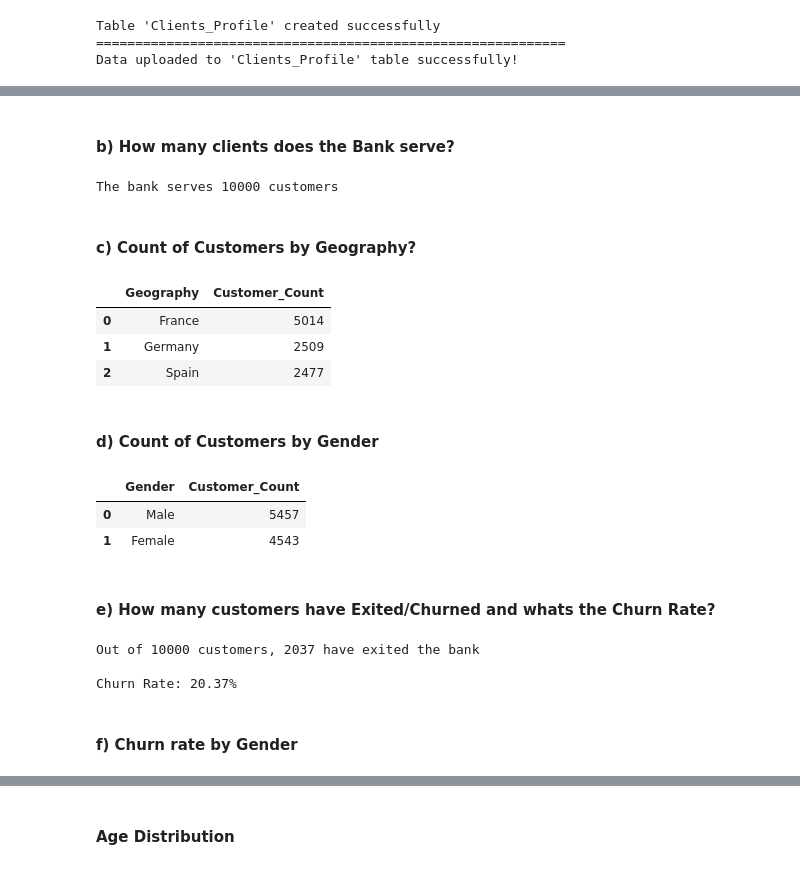
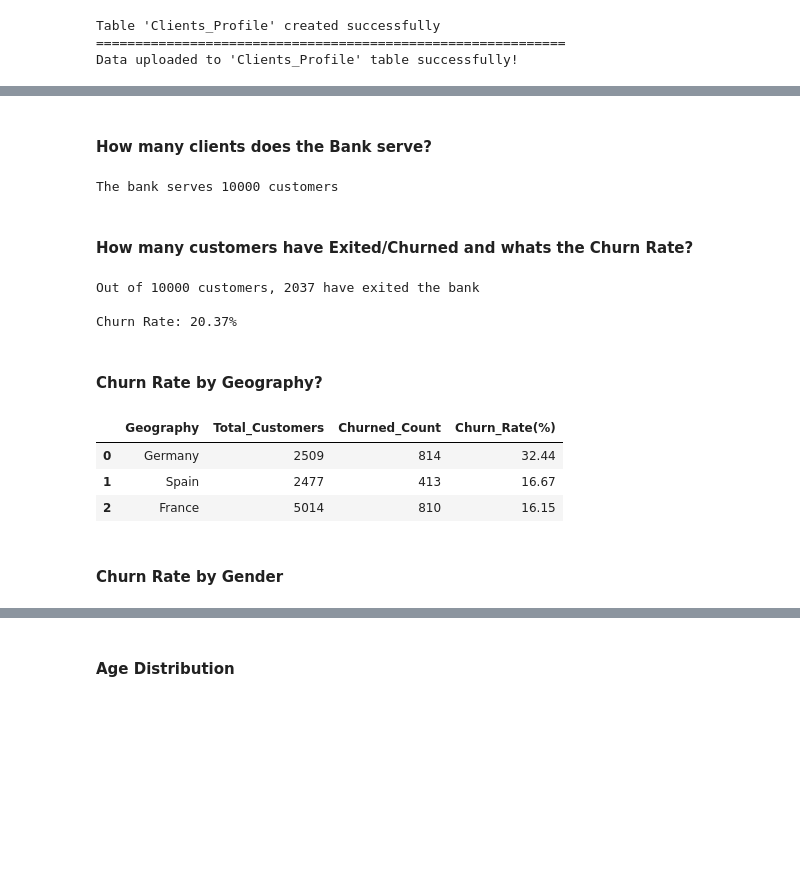
Before and after one commit to Sabuny/Database-SQLite, a Jupyter notebook: Bank_Churn_SQL.ipynb, the cells around one changed output, grey strips where cells are left out. Cells and saved outputs as stored; diff of their text form; code cells hidden in the pictures; blank space fills up the shorter version.

```diff
--- a/Bank_Churn_SQL.ipynb
+++ b/Bank_Churn_SQL.ipynb
@@ -97,55 +127,44 @@ display(dff.head(5))
 | 3 | 15701354 | Boni | 699 | France | Female | 39 | 1 | 0.00 | 2 | ... |
 | 4 | 15737888 | Mitchell | 850 | Spain | Female | 43 | 2 | 125510.82 | 1 | ... |
 # %% [markdown]
-#### b) How many clients does the Bank serve?
+#### How many clients does the Bank serve?
 # %%
 cursor.execute("SELECT COUNT(DISTINCT CustomerId) FROM Clients_Profile")
 distinct_count =cursor.fetchone()[0]
 print(f"The bank serves {distinct_count} customers")
 # %% [output]
 The bank serves 10000 customers
+# %% [markdown]
+#### How many customers have Exited/Churned and whats the Churn Rate?
+# %%
+cursor.execute("SELECT * FROM Clients_Profile WHERE Exited = 1")
+exited =len(cursor.fetchall())
+print(f"Out of {distinct_count} customers, {exited} have exited the bank")
+print()
+print(f"Churn Rate: {((exited/10000) * 100):.2f}%")
+# %% [output]
+Out of 10000 customers, 2037 have exited the bank
+
+Churn Rate: 20.37%
 # %% [markdown]
-#### c) Count of Customers by Geography?
+#### Churn Rate by Geography?
 # %%
 query ="""
-SELECT Geography, COUNT(*) as Customer_Count
+SELECT
+    Geography,
+    COUNT(*) as Total_Customers,
+    SUM(Exited) AS Churned_Count,
+    ROUND(100.0 * SUM(Exited) / COUNT(*), 2) AS "Churn_Rate(%)"
 FROM Clients_Profile
 GROUP BY Geography
-ORDER BY Customer_Count DESC
+ORDER BY "Churn_Rate(%)" DESC
 """
 dff =pd.read_sql(query,conn)
 display(dff)
 # %% [output]
-|  | Geography | Customer_Count |
-| 0 | France | 5014 |
-| 1 | Germany | 2509 |
-| 2 | Spain | 2477 |
+|  | Geography | Total_Customers | Churned_Count | Churn_Rate(%) |
+| 0 | Germany | 2509 | 814 | 32.44 |
+| 1 | Spain | 2477 | 413 | 16.67 |
+| 2 | France | 5014 | 810 | 16.15 |
 # %% [markdown]
-#### d) Count of Customers by Gender
+#### Churn Rate by Gender
-# %%
-query ="""
-SELECT Gender, COUNT(*) as Customer_Count
-FROM Clients_Profile
-GROUP BY Gender
-ORDER BY Customer_Count DESC
-"""
-dff =pd.read_sql(query,conn)
-display(dff)
-# %% [output]
-|  | Gender | Customer_Count |
-| 0 | Male | 5457 |
-| 1 | Female | 4543 |
-# %% [markdown]
-#### e) How many customers have Exited/Churned and whats the Churn Rate?
-# %%
-cursor.execute("SELECT * FROM Clients_Profile WHERE Exited = 1")
-exited =len(cursor.fetchall())
-print(f"Out of {distinct_count} customers, {exited} have exited the bank")
-print()
-print(f"Churn Rate: {((exited/10000) * 100):.2f}%")
-# %% [output]
-Out of 10000 customers, 2037 have exited the bank
-
-Churn Rate: 20.37%
-# %% [markdown]
-#### f) Churn rate by Gender
```
Also changed, not shown: parts of 21 cells of this notebook, 1 other file.
